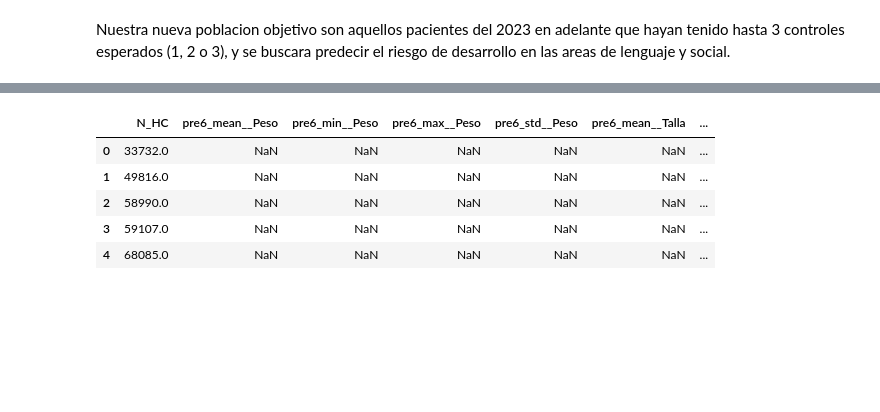
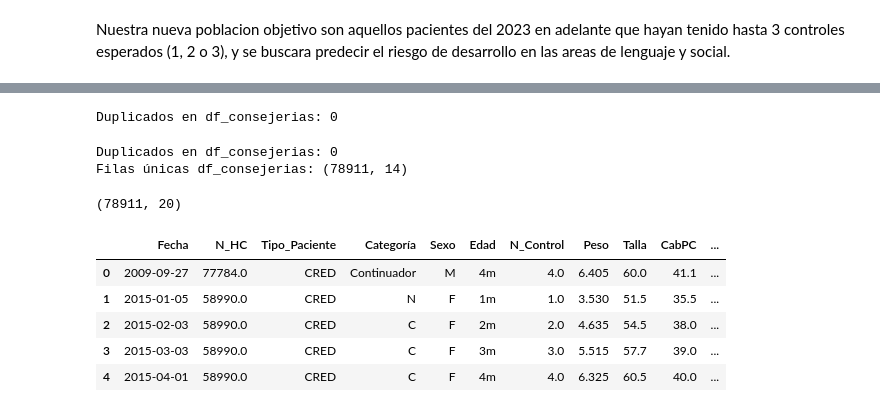
Before and after one commit to iach33/BREIT_TANI_PROJECT, a Jupyter notebook: notebooks/EDA_PREPROCESSING.ipynb, the cells around one changed output, grey strips where cells are left out. Drawn from its saved outputs; the diff is of its cells as text; code cells hidden in the pictures; blank space fills up the shorter version.

```diff
--- a/notebooks/EDA_PREPROCESSING.ipynb
+++ b/notebooks/EDA_PREPROCESSING.ipynb
@@ -1635,0 +1541,19 @@ feats_prev6.to_excel('../data/intermediate/TANI_prev6.xlsx', index=False)  # req
+# %%
+# Se eliminan registros duplicados exactos de ambos datasets y se resetea el index
+df_consejerias   = df_consejerias.drop_duplicates().reset_index(drop=True)
+
+print("Duplicados en df_consejerias:", df_consejerias.duplicated().sum())
+# %% [output]
+Duplicados en df_consejerias: 0
+# %%
+#No hay duplicados en los registros de consejerias
+keys = ['Fecha','N_HC', 'N_Control']
+
+mask_dup_df_consejerias = df_consejerias.duplicated(subset=keys, keep=False)
+df_consejerias_uniques = df_consejerias[~mask_dup_df_consejerias].copy()
+
+print("Duplicados en df_consejerias:", int(mask_dup_df_consejerias.sum()))
+print("Filas únicas df_consejerias:", df_consejerias_uniques.shape)
+# %% [output]
+Duplicados en df_consejerias: 0
+Filas únicas df_consejerias: (78911, 14)
@@ -1635,0 +1597,10 @@ feats_prev6.to_excel('../data/intermediate/TANI_prev6.xlsx', index=False)  # req
+# %%
+df_consejerias_uniques['flg_consj_lact_materna']=calcular_flg_consejeria(df_consejerias_uniques,'Consejería Lactancia Materna')
+df_consejerias_uniques['flg_consj_higne_corporal']=calcular_flg_consejeria(df_consejerias_uniques,'Consejería Higiene Corporal')
+df_consejerias_uniques['flg_consj_higne_bucal']=calcular_flg_consejeria(df_consejerias_uniques,'Consejería Higiene Bucal')
+df_consejerias_uniques['flg_consj_supl_hierro']=calcular_flg_consejeria(df_consejerias_uniques,'Consejería Suplementación con Hierro')
+df_consejerias_uniques['flg_consj_desarrollo']=calcular_flg_consejeria(df_consejerias_uniques,'Consejería Actividades Desarrollo')
+df_consejerias_uniques['flg_consj_vacunas']=calcular_flg_consejeria(df_consejerias_uniques,'Consejería Cuidados post vacunas')
+df_consejerias_uniques.shape
+# %% [output]
+(78911, 20)
@@ -1635,0 +1626,9 @@ feats_prev6.to_excel('../data/intermediate/TANI_prev6.xlsx', index=False)  # req
+# %%
+df_filtrado2.head()
+# %% [output]
+|  | Fecha | N_HC | Tipo_Paciente | Categoría | Sexo | Edad | N_Control | Peso | Talla | CabPC | ... |
+| 0 | 2009-09-27 | 77784.0 | CRED | Continuador | M | 4m | 4.0 | 6.405 | 60.0 | 41.1 | ... |
+| 1 | 2015-01-05 | 58990.0 | CRED | N | F | 1m | 1.0 | 3.530 | 51.5 | 35.5 | ... |
+| 2 | 2015-02-03 | 58990.0 | CRED | C | F | 2m | 2.0 | 4.635 | 54.5 | 38.0 | ... |
+| 3 | 2015-03-03 | 58990.0 | CRED | C | F | 3m | 3.0 | 5.515 | 57.7 | 39.0 | ... |
+| 4 | 2015-04-01 | 58990.0 | CRED | C | F | 4m | 4.0 | 6.325 | 60.5 | 40.0 | ... |
@@ -1737,26 +1874,26 @@ def features_6prev_window(
 
     return feats
 # %%
+#df_filtrado2.shape
 vars_cols = ['Peso','Talla','CabPC','edad_meses','control_esperado','_TE_z','_PE_z','_PT_z']
+columnas_consejeria = [
+    'flg_consj_lact_materna',
+    'flg_consj_higne_corporal',
+    'flg_consj_higne_bucal',
+    'flg_consj_supl_hierro',
+    'flg_consj_desarrollo',
+    'flg_consj_vacunas'
+]
 
 feats_prev6_mix = features_6prev_window(
-    df_filtrado,
+    df_filtrado2,
     vars_cols=vars_cols,
+    columnas_consejeria=columnas_consejeria,  # ← nombre correcto
     window=6,
-    order_by='control_esperado',  # o 'Fecha'
-    atol=1e-6
+    order_by='control_esperado'
 )
-
 # ver resultado
-pd.set_option('display.max_columns', 200)
-feats_prev6_mix.head()
+#feats_prev6_mix.head()
-# %% [output]
-|  | N_HC | pre6_mean__Peso | pre6_min__Peso | pre6_max__Peso | pre6_std__Peso | pre6_mean__Talla | ... |
-| 0 | 33732.0 | NaN | NaN | NaN | NaN | NaN | ... |
-| 1 | 49816.0 | NaN | NaN | NaN | NaN | NaN | ... |
-| 2 | 58990.0 | NaN | NaN | NaN | NaN | NaN | ... |
-| 3 | 59107.0 | NaN | NaN | NaN | NaN | NaN | ... |
-| 4 | 68085.0 | NaN | NaN | NaN | NaN | NaN | ... |
 # %%
 df_filtrado['N_HC'].nunique()
 # %% [output]
```
Also changed, not shown: parts of 36 cells of this notebook, 2 other files.
